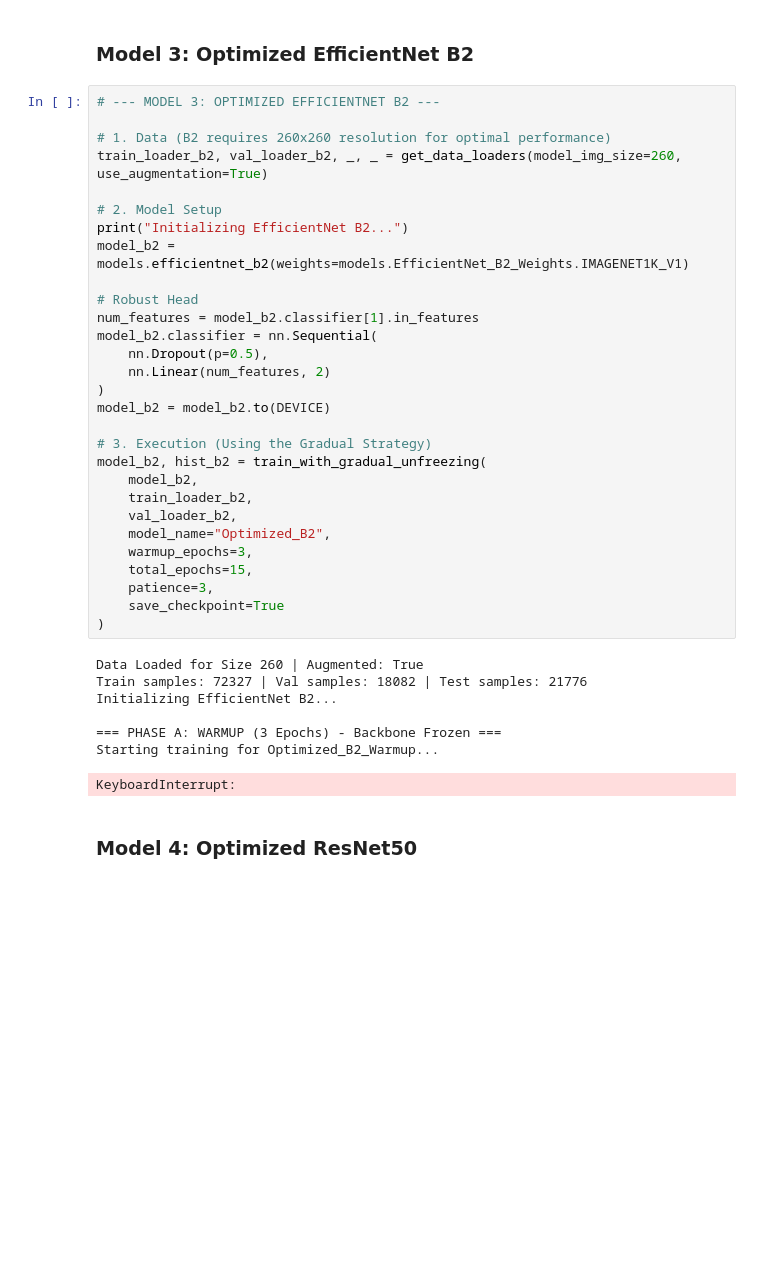
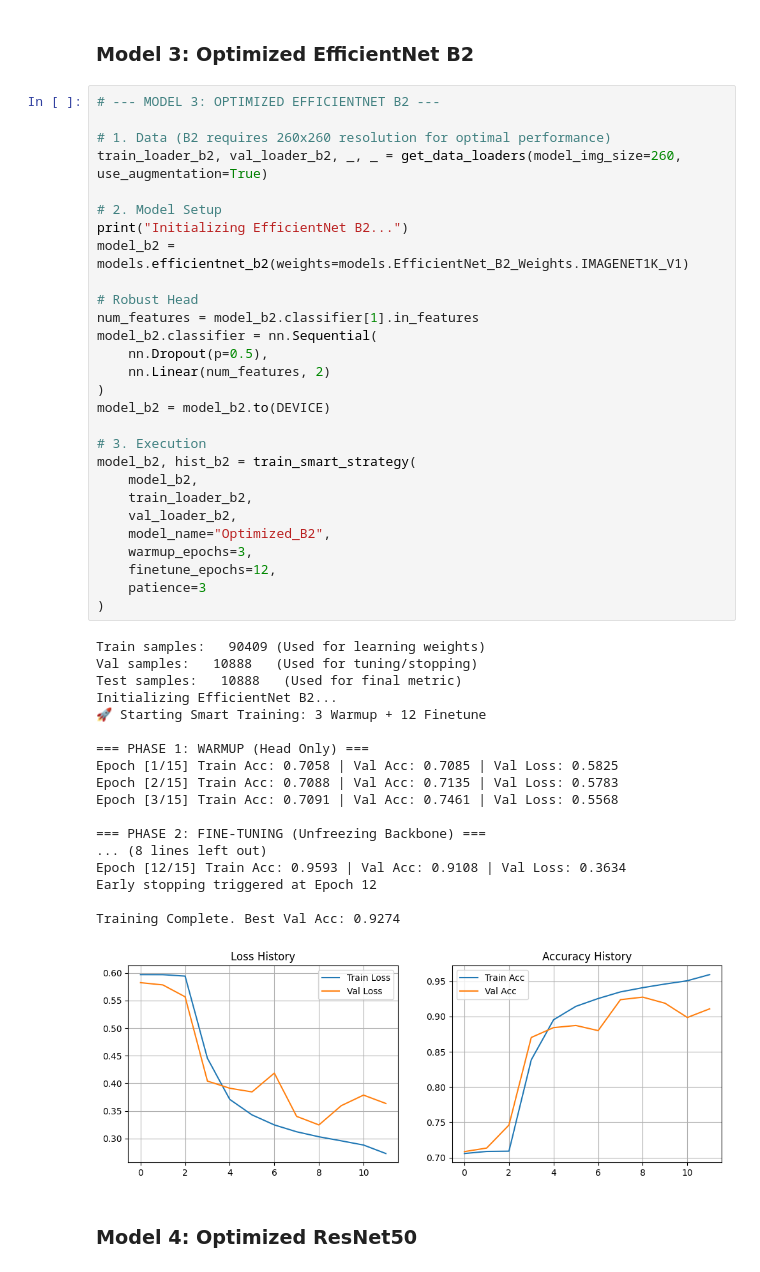
Before and after one commit to andrewbejjani/DeepFakeDetection, a Jupyter notebook: main.ipynb, the cells around one changed output. Drawn from its saved outputs; the diff is of its cells as text; blank space fills up the shorter version.

```diff
--- a/main.ipynb
+++ b/main.ipynb
@@ -442,40 +568,50 @@ KeyboardInterrupt:
 # %%
 # --- MODEL 3: OPTIMIZED EFFICIENTNET B2 ---
 
 # 1. Data (B2 requires 260x260 resolution for optimal performance)
 train_loader_b2, val_loader_b2, _, _ = get_data_loaders(model_img_size=260, use_augmentation=True)
 
 # 2. Model Setup
 print("Initializing EfficientNet B2...")
 model_b2 = models.efficientnet_b2(weights=models.EfficientNet_B2_Weights.IMAGENET1K_V1)
 
 # Robust Head
 num_features = model_b2.classifier[1].in_features
 model_b2.classifier = nn.Sequential(
     nn.Dropout(p=0.5),
     nn.Linear(num_features, 2)
 )
 model_b2 = model_b2.to(DEVICE)
 
-# 3. Execution (Using the Gradual Strategy)
-model_b2, hist_b2 = train_with_gradual_unfreezing(
+# 3. Execution
+model_b2, hist_b2 = train_smart_strategy(
     model_b2,
     train_loader_b2,
     val_loader_b2,
     model_name="Optimized_B2",
     warmup_epochs=3,
-    total_epochs=15,
-    patience=3,
-    save_checkpoint=True
+    finetune_epochs=12,
+    patience=3
 )
 # %% [output]
-Data Loaded for Size 260 | Augmented: True
-Train samples: 72327 | Val samples: 18082 | Test samples: 21776
+Train samples:   90409 (Used for learning weights)
+Val samples:   10888   (Used for tuning/stopping)
+Test samples:   10888   (Used for final metric)
 Initializing EfficientNet B2...
+🚀 Starting Smart Training: 3 Warmup + 12 Finetune
 
-=== PHASE A: WARMUP (3 Epochs) - Backbone Frozen ===
-Starting training for Optimized_B2_Warmup...
+=== PHASE 1: WARMUP (Head Only) ===
+Epoch [1/15] Train Acc: 0.7058 | Val Acc: 0.7085 | Val Loss: 0.5825
+Epoch [2/15] Train Acc: 0.7088 | Val Acc: 0.7135 | Val Loss: 0.5783
+Epoch [3/15] Train Acc: 0.7091 | Val Acc: 0.7461 | Val Loss: 0.5568
+
+=== PHASE 2: FINE-TUNING (Unfreezing Backbone) ===
+... (8 lines left out)
+Epoch [12/15] Train Acc: 0.9593 | Val Acc: 0.9108 | Val Loss: 0.3634
+Early stopping triggered at Epoch 12
+
+Training Complete. Best Val Acc: 0.9274
-KeyboardInterrupt:
+[figure, added]
 # %% [markdown]
 ### Model 4: Optimized ResNet50
 # %%
```
Also changed, not shown: parts of 9 cells of this notebook, 4 other files.
